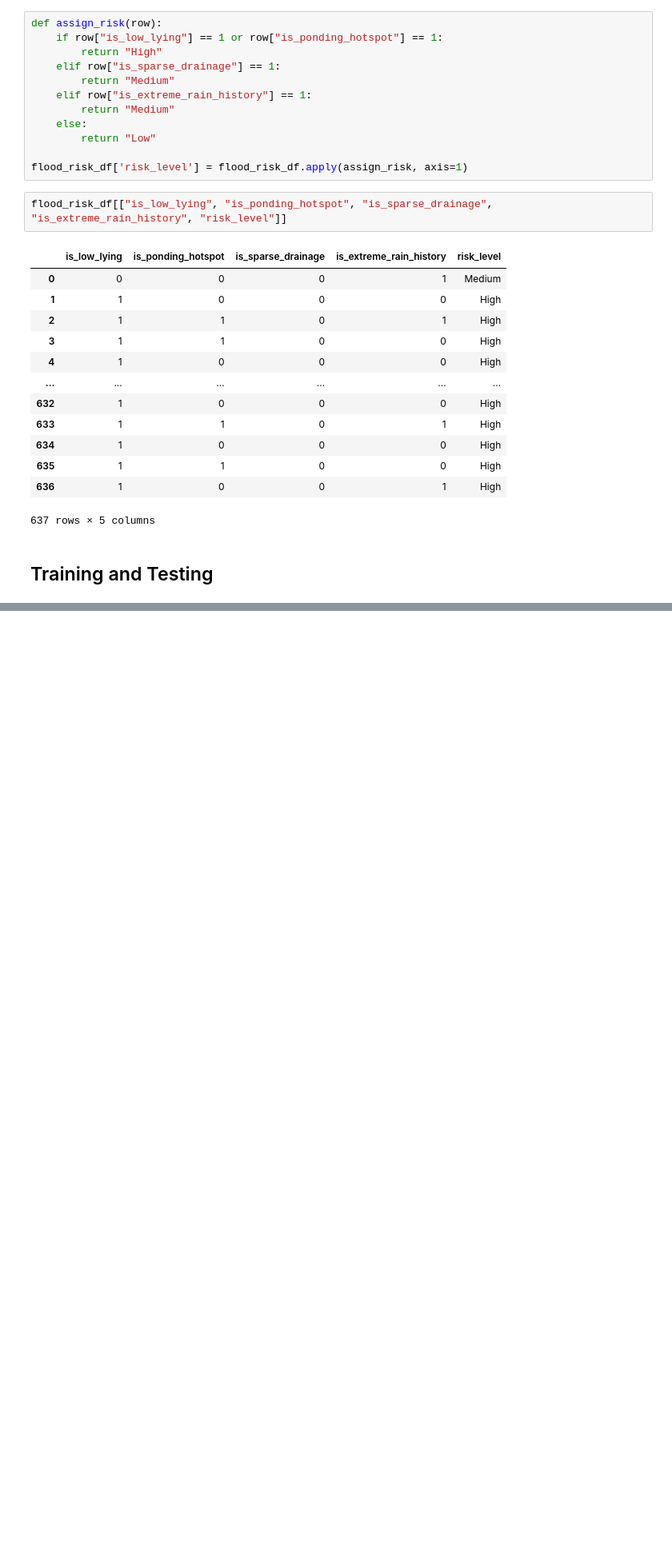
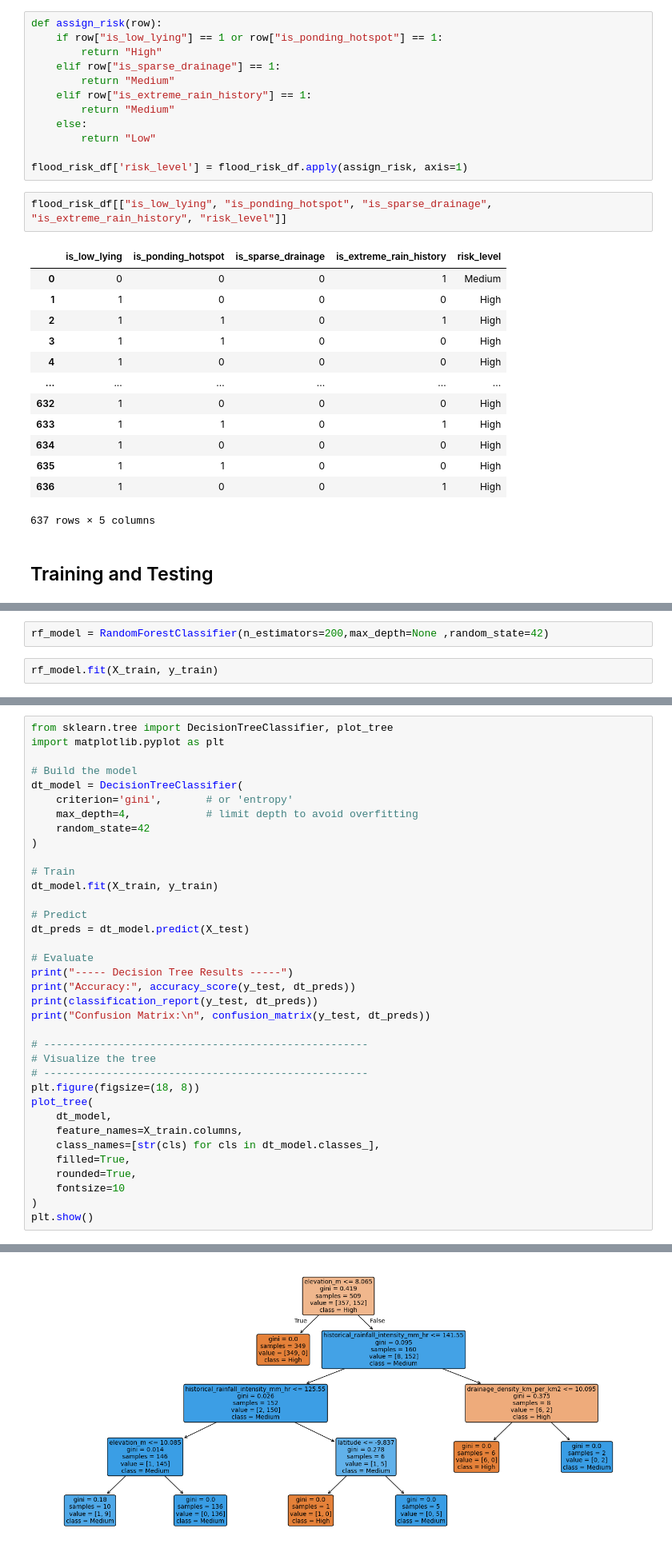
Before and after one commit to irasamant21/urban-flood-risk-predictor, a Jupyter notebook: urban_flood_risk.ipynb, the cells around one changed output, grey strips where cells are left out. Shown at 80% size. Drawn from its saved outputs; the diff is of its cells as text; blank space fills up the shorter version.

```diff
--- a/urban_flood_risk.ipynb
+++ b/urban_flood_risk.ipynb
@@ -319,0 +359,4 @@ flood_risk_df[["is_low_lying", "is_ponding_hotspot", "is_sparse_drainage", "is_e
+# %%
+rf_model = RandomForestClassifier(n_estimators=200,max_depth=None ,random_state=42)
+# %%
+rf_model.fit(X_train, y_train)
@@ -319,0 +387,37 @@ flood_risk_df[["is_low_lying", "is_ponding_hotspot", "is_sparse_drainage", "is_e
+# %%
+from sklearn.tree import DecisionTreeClassifier, plot_tree
+import matplotlib.pyplot as plt
+
+# Build the model
+dt_model = DecisionTreeClassifier(
+    criterion='gini',       # or 'entropy'
+    max_depth=4,            # limit depth to avoid overfitting
+    random_state=42
+)
+
+# Train
+dt_model.fit(X_train, y_train)
+
+# Predict
+dt_preds = dt_model.predict(X_test)
+
+# Evaluate
+print("----- Decision Tree Results -----")
+print("Accuracy:", accuracy_score(y_test, dt_preds))
+print(classification_report(y_test, dt_preds))
+print("Confusion Matrix:\n", confusion_matrix(y_test, dt_preds))
+
+# ----------------------------------------------------
+# Visualize the tree
+# ----------------------------------------------------
+plt.figure(figsize=(18, 8))
+plot_tree(
+    dt_model,
+    feature_names=X_train.columns,
+    class_names=[str(cls) for cls in dt_model.classes_],
+    filled=True,
+    rounded=True,
+    fontsize=10
+)
+plt.show()
+# %% [output]
@@ -319,0 +438 @@ flood_risk_df[["is_low_lying", "is_ponding_hotspot", "is_sparse_drainage", "is_e
+[figure, added]
```
Also changed, not shown: parts of 8 cells of this notebook.
